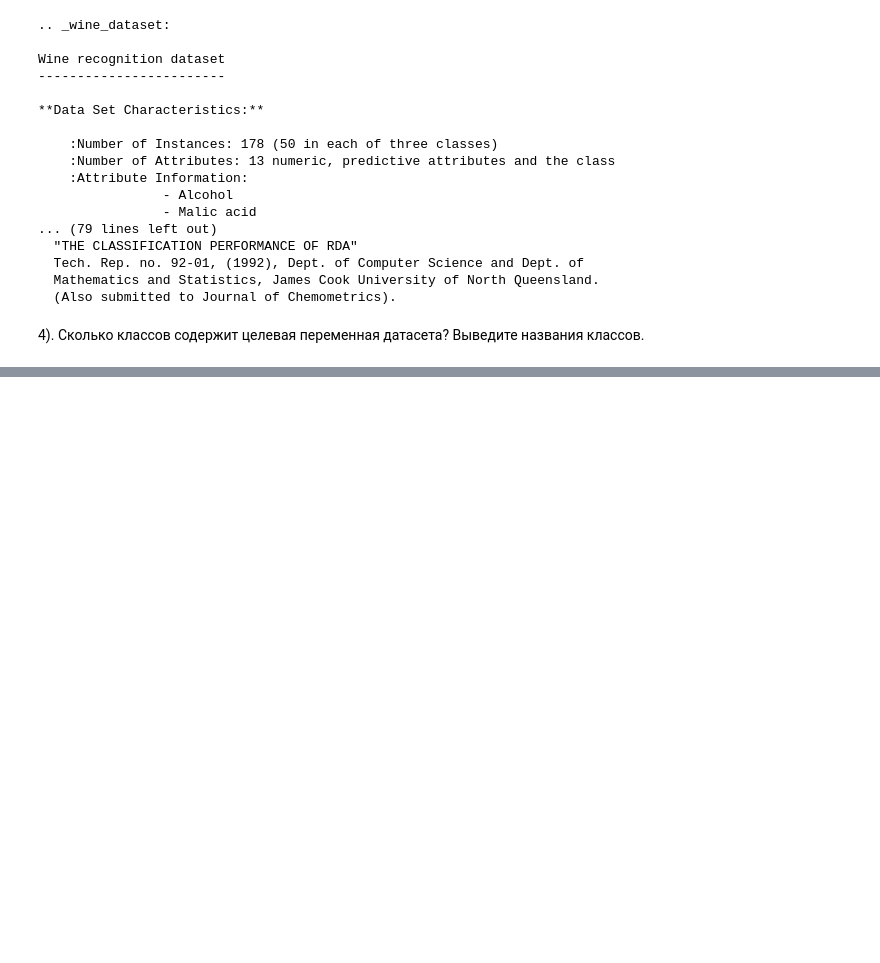
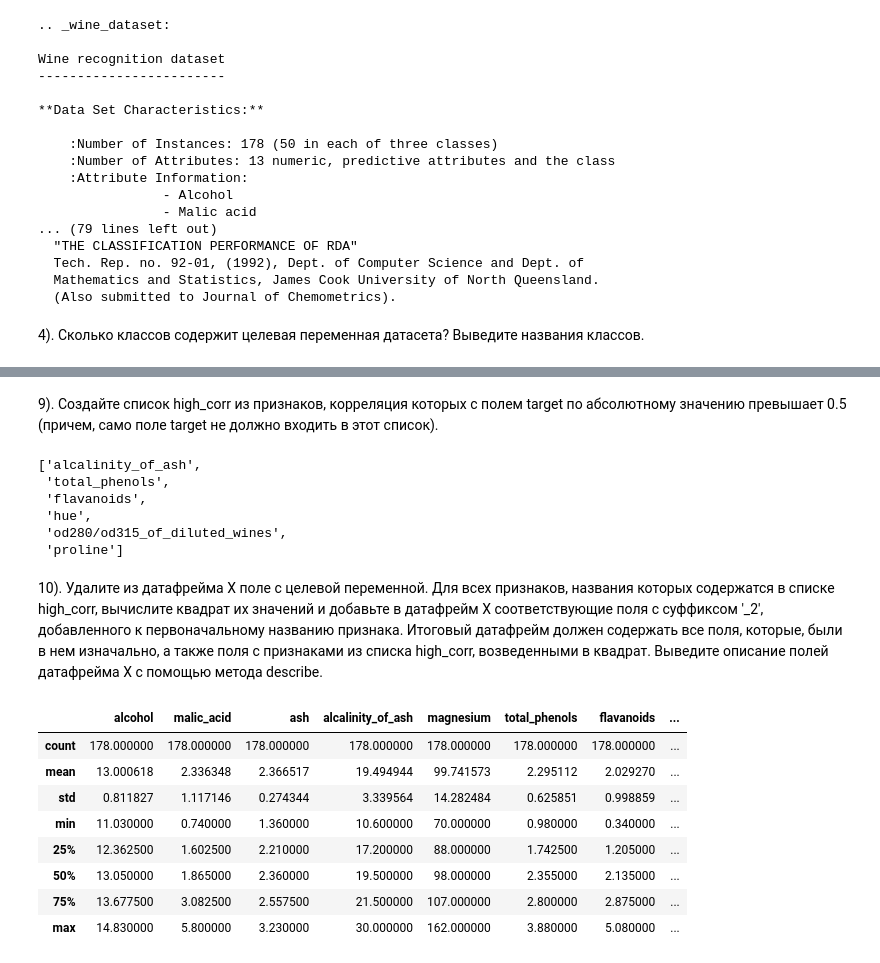
Before and after one commit to BlackStoneShadow/Python, a Jupyter notebook: MLearning/DSLibraries/Lesson6/Task2.ipynb, the cells around one changed output, grey strips where cells are left out. Saved outputs shown, nothing was run; the diff lists cells and outputs as text; code cells hidden in the pictures; blank space fills up the shorter version.

```diff
--- a/MLearning/DSLibraries/Lesson6/Task2.ipynb
+++ b/MLearning/DSLibraries/Lesson6/Task2.ipynb
@@ -308,0 +367,2 @@ array(['class_0', 'class_1', 'class_2'], dtype='<U7')
+# %%
+X["target"] = wine["target"].astype("int64")
@@ -308,0 +372,39 @@ array(['class_0', 'class_1', 'class_2'], dtype='<U7')
+# %%
+X_corr = X.corr()
+# %% [markdown]
+9). Создайте список high_corr из признаков, корреляция которых с полем target по абсолютному
+значению превышает 0.5 (причем, само поле target не должно входить в этот список).
+# %%
+high_corr = [item for item in X_corr[abs(X_corr.target) > 0.5].index if item != "target"]
+high_corr
+# %% [output]
+['alcalinity_of_ash',
+ 'total_phenols',
+ 'flavanoids',
+ 'hue',
+ 'od280/od315_of_diluted_wines',
+ 'proline']
+# %% [markdown]
+10). Удалите из датафрейма X поле с целевой переменной. Для всех признаков, названия которых
+содержатся в списке high_corr, вычислите квадрат их значений и добавьте в датафрейм X
+соответствующие поля с суффиксом '_2', добавленного к первоначальному названию признака.
+Итоговый датафрейм должен содержать все поля, которые, были в нем изначально, а также поля с
+признаками из списка high_corr, возведенными в квадрат. Выведите описание полей датафрейма X с
+помощью метода describe.
+# %%
+X.drop("target", axis = 1, inplace = True)
+
+for item in high_corr:
+    X[item+"_2"] = X[item] ** 2
+# %%
+X.describe()
+# %% [output]
+|  | alcohol | malic_acid | ash | alcalinity_of_ash | magnesium | total_phenols | flavanoids | ... |
+| count | 178.000000 | 178.000000 | 178.000000 | 178.000000 | 178.000000 | 178.000000 | 178.000000 | ... |
+| mean | 13.000618 | 2.336348 | 2.366517 | 19.494944 | 99.741573 | 2.295112 | 2.029270 | ... |
+| std | 0.811827 | 1.117146 | 0.274344 | 3.339564 | 14.282484 | 0.625851 | 0.998859 | ... |
+| min | 11.030000 | 0.740000 | 1.360000 | 10.600000 | 70.000000 | 0.980000 | 0.340000 | ... |
+| 25% | 12.362500 | 1.602500 | 2.210000 | 17.200000 | 88.000000 | 1.742500 | 1.205000 | ... |
+| 50% | 13.050000 | 1.865000 | 2.360000 | 19.500000 | 98.000000 | 2.355000 | 2.135000 | ... |
+| 75% | 13.677500 | 3.082500 | 2.557500 | 21.500000 | 107.000000 | 2.800000 | 2.875000 | ... |
+| max | 14.830000 | 5.800000 | 3.230000 | 30.000000 | 162.000000 | 3.880000 | 5.080000 | ... |
```
Also changed, not shown: parts of 13 cells of this notebook, 1 other file.
